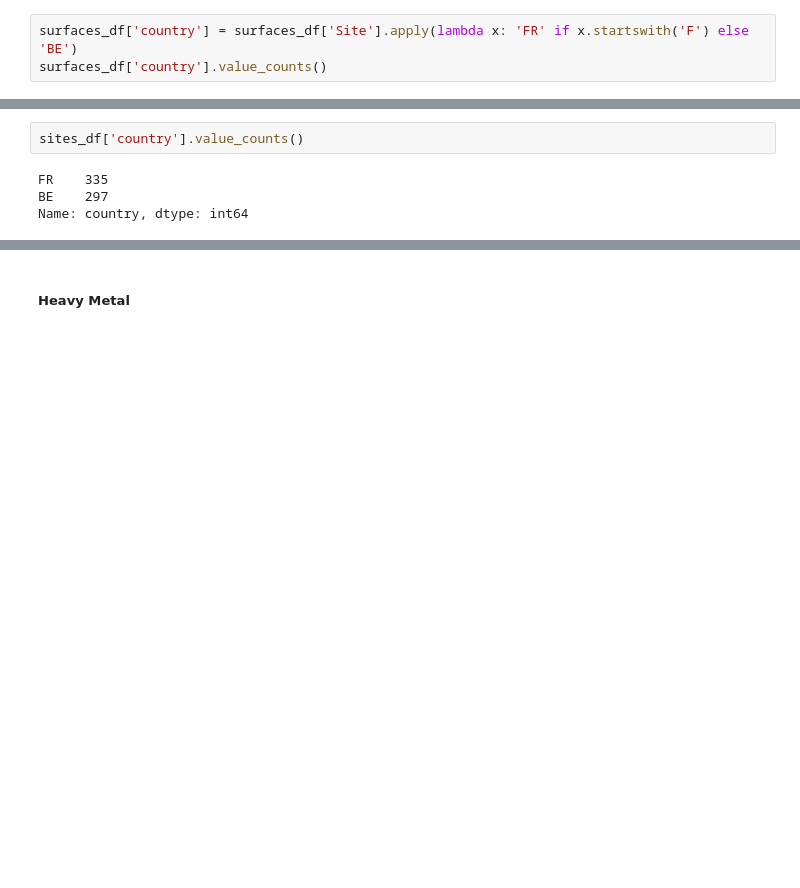
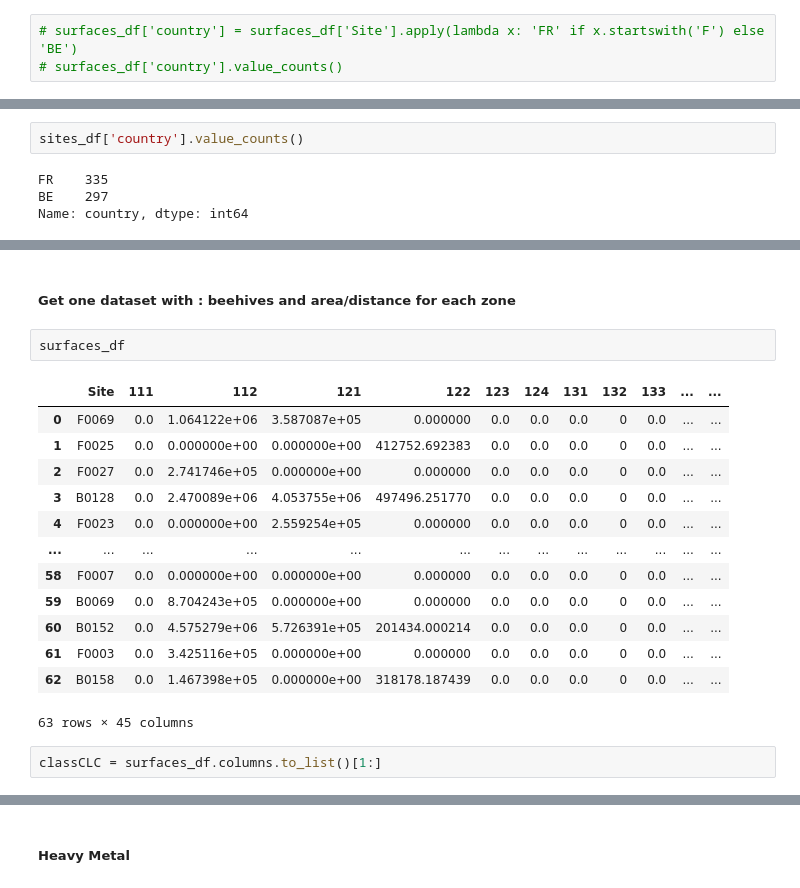
Before and after one commit to Demesmaeker/beeOdiversity, a Jupyter notebook: 01_preprocessing.ipynb, the cells around one changed output, grey strips where cells are left out. Cells and saved outputs as stored; diff of their text form; blank space fills up the shorter version.

Commit message:
sites with area/distance for every zone

```diff
--- a/01_preprocessing.ipynb
+++ b/01_preprocessing.ipynb
@@ -295,5 +297,5 @@ surfaces_df.head(5)
 | 4 | F0023 | 0.0 | 0.000000e+00 | 2.559254e+05 | 0.000000 | 0.0 | 0.0 | 0.0 | 0 | 0.0 | ... | ... |
 5 rows × 45 columns
 # %%
-surfaces_df['country'] = surfaces_df['Site'].apply(lambda x: 'FR' if x.startswith('F') else 'BE')
-surfaces_df['country'].value_counts()
+# surfaces_df['country'] = surfaces_df['Site'].apply(lambda x: 'FR' if x.startswith('F') else 'BE')
+# surfaces_df['country'].value_counts()
@@ -352,0 +351,20 @@ sites_df.sample(5)
+# %% [markdown]
+##### Get one dataset with : beehives and area/distance for each zone
+# %%
+surfaces_df
+# %% [output]
+|  | Site | 111 | 112 | 121 | 122 | 123 | 124 | 131 | 132 | 133 | ... | ... |
+| 0 | F0069 | 0.0 | 1.064122e+06 | 3.587087e+05 | 0.000000 | 0.0 | 0.0 | 0.0 | 0 | 0.0 | ... | ... |
+| 1 | F0025 | 0.0 | 0.000000e+00 | 0.000000e+00 | 412752.692383 | 0.0 | 0.0 | 0.0 | 0 | 0.0 | ... | ... |
+| 2 | F0027 | 0.0 | 2.741746e+05 | 0.000000e+00 | 0.000000 | 0.0 | 0.0 | 0.0 | 0 | 0.0 | ... | ... |
+| 3 | B0128 | 0.0 | 2.470089e+06 | 4.053755e+06 | 497496.251770 | 0.0 | 0.0 | 0.0 | 0 | 0.0 | ... | ... |
+| 4 | F0023 | 0.0 | 0.000000e+00 | 2.559254e+05 | 0.000000 | 0.0 | 0.0 | 0.0 | 0 | 0.0 | ... | ... |
+| ... | ... | ... | ... | ... | ... | ... | ... | ... | ... | ... | ... | ... |
+| 58 | F0007 | 0.0 | 0.000000e+00 | 0.000000e+00 | 0.000000 | 0.0 | 0.0 | 0.0 | 0 | 0.0 | ... | ... |
+| 59 | B0069 | 0.0 | 8.704243e+05 | 0.000000e+00 | 0.000000 | 0.0 | 0.0 | 0.0 | 0 | 0.0 | ... | ... |
+| 60 | B0152 | 0.0 | 4.575279e+06 | 5.726391e+05 | 201434.000214 | 0.0 | 0.0 | 0.0 | 0 | 0.0 | ... | ... |
+| 61 | F0003 | 0.0 | 3.425116e+05 | 0.000000e+00 | 0.000000 | 0.0 | 0.0 | 0.0 | 0 | 0.0 | ... | ... |
+| 62 | B0158 | 0.0 | 1.467398e+05 | 0.000000e+00 | 318178.187439 | 0.0 | 0.0 | 0.0 | 0 | 0.0 | ... | ... |
+63 rows × 45 columns
+# %%
+classCLC = surfaces_df.columns.to_list()[1:]
```
Also changed, not shown: parts of 20 cells of this notebook, 1 other file.
